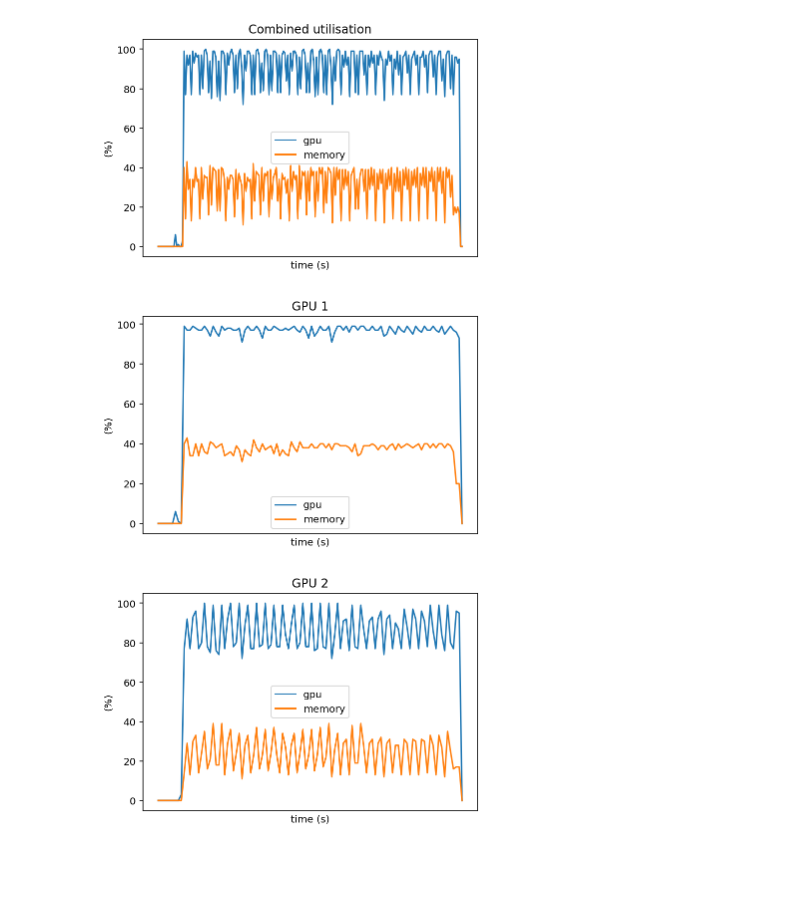
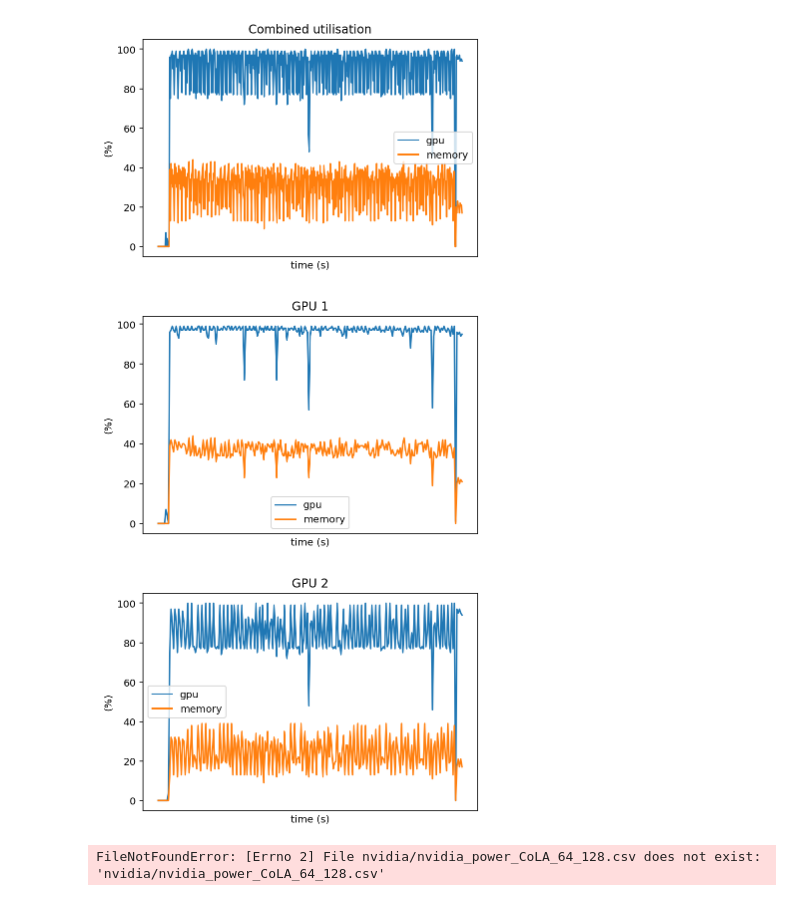
Before and after one commit to MScDissertation/NLP, a Jupyter notebook: gpu_utilisation.ipynb, the cells around one changed output. Drawn from its saved outputs; the diff is of its cells as text; code cells hidden in the pictures; blank space fills up the shorter version.

```diff
--- a/gpu_utilisation.ipynb
+++ b/gpu_utilisation.ipynb
@@ -33,15 +33,26 @@ def plot_gpu_util(df, title=""):
     plt.title(title)
     plt.show()
 # %%
-url = "nvidia/nvidia_power_MRPC_16_128.csv"
+url = "nvidia/nvidia_power_CoLA_16_128.csv"
 df = read_and_transform(url)
 # print(df.columns)
 plot_gpu_util(df, "Combined utilisation")
 df_gpu1 = df.iloc[::2]
 df_gpu2 = df.iloc[1::2]
 plot_gpu_util(df_gpu1, "GPU 1")
 plot_gpu_util(df_gpu2, "GPU 2")
 # %% [output]
-[figure, old version]
+[figure, new version]
-[figure, old version]
+[figure, new version]
-[figure, old version]
+[figure, new version]
+# %%
+url = "nvidia/nvidia_power_CoLA_64_128.csv"
+df = read_and_transform(url)
+# print(df.columns)
+plot_gpu_util(df, "Combined utilisation")
+df_gpu1 = df.iloc[::2]
+df_gpu2 = df.iloc[1::2]
+plot_gpu_util(df_gpu1, "GPU 1")
+plot_gpu_util(df_gpu2, "GPU 2")
+# %% [output]
+FileNotFoundError: [Errno 2] File nvidia/nvidia_power_CoLA_64_128.csv does not exist: 'nvidia/nvidia_power_CoLA_64_128.csv'
```
Also changed, not shown: 2 other files.
